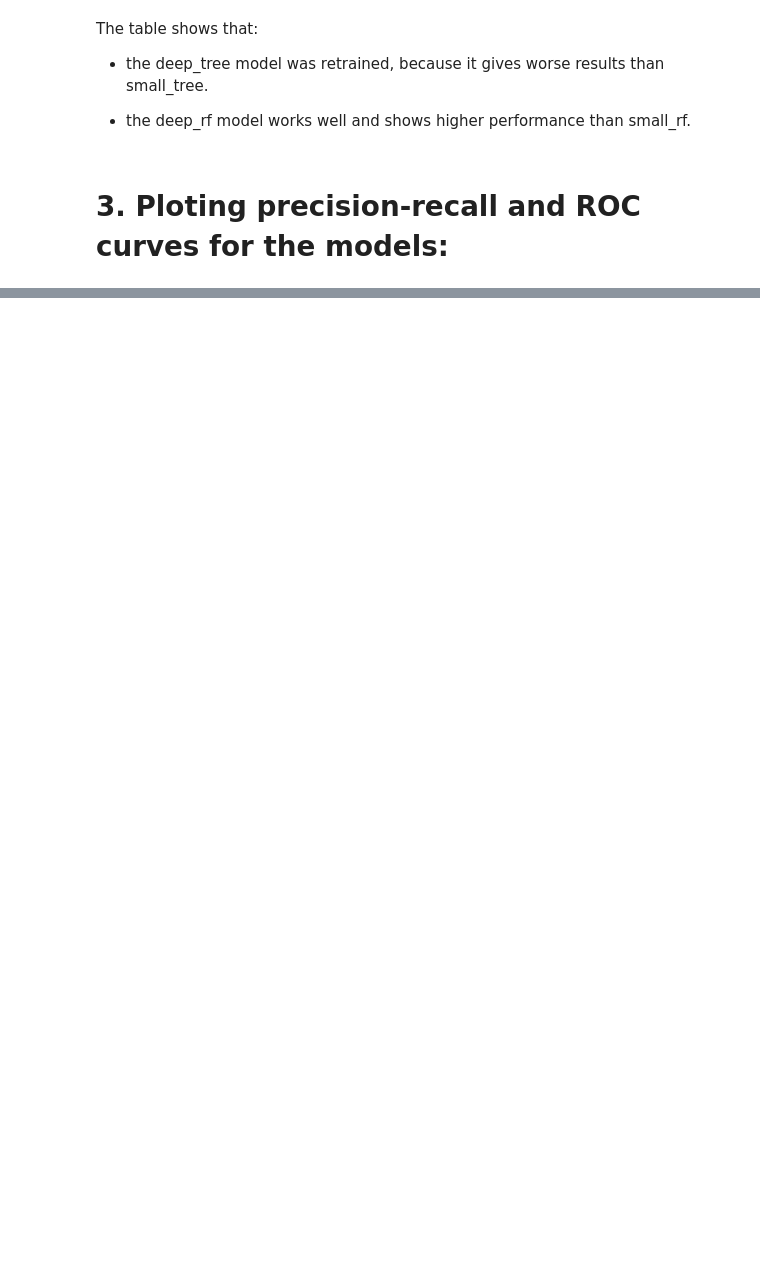
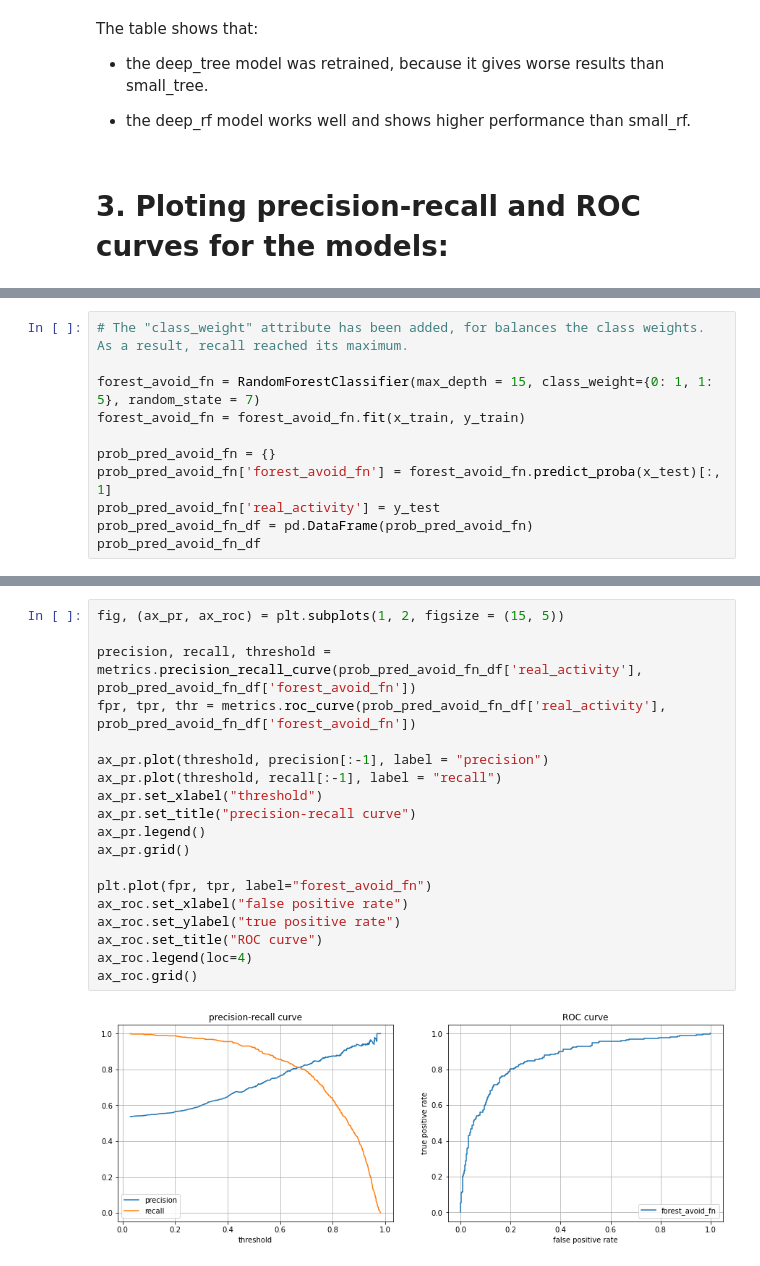
Before and after one commit to belpablo/Machine_Learning_Tecnologies_2022, a Jupyter notebook: Task_1/Belenko_Pavel_J41325c_MLT_2022_Task_1.ipynb, the cells around one changed output, grey strips where cells are left out. Saved outputs shown, nothing was run; the diff lists cells and outputs as text; blank space fills up the shorter version.

```diff
--- a/Task_1/Belenko_Pavel_J41325c_MLT_2022_Task_1.ipynb
+++ b/Task_1/Belenko_Pavel_J41325c_MLT_2022_Task_1.ipynb
@@ -177,0 +181,11 @@ plt.show()
+# %%
+# The "class_weight" attribute has been added, for balances the class weights. As a result, recall reached its maximum.
+
+forest_avoid_fn = RandomForestClassifier(max_depth = 15, class_weight={0: 1, 1: 5}, random_state = 7)
+forest_avoid_fn = forest_avoid_fn.fit(x_train, y_train)
+
+prob_pred_avoid_fn = {}
+prob_pred_avoid_fn['forest_avoid_fn'] = forest_avoid_fn.predict_proba(x_test)[:, 1]
+prob_pred_avoid_fn['real_activity'] = y_test
+prob_pred_avoid_fn_df = pd.DataFrame(prob_pred_avoid_fn)
+prob_pred_avoid_fn_df
@@ -177,0 +222,21 @@ plt.show()
+# %%
+fig, (ax_pr, ax_roc) = plt.subplots(1, 2, figsize = (15, 5))
+
+precision, recall, threshold = metrics.precision_recall_curve(prob_pred_avoid_fn_df['real_activity'],  prob_pred_avoid_fn_df['forest_avoid_fn'])
+fpr, tpr, thr = metrics.roc_curve(prob_pred_avoid_fn_df['real_activity'],  prob_pred_avoid_fn_df['forest_avoid_fn'])
+
+ax_pr.plot(threshold, precision[:-1], label = "precision")
+ax_pr.plot(threshold, recall[:-1], label = "recall")
+ax_pr.set_xlabel("threshold")
+ax_pr.set_title("precision-recall curve")
+ax_pr.legend()
+ax_pr.grid()
+
+plt.plot(fpr, tpr, label="forest_avoid_fn")
+ax_roc.set_xlabel("false positive rate")
+ax_roc.set_ylabel("true positive rate")
+ax_roc.set_title("ROC curve")
+ax_roc.legend(loc=4)
+ax_roc.grid()
+# %% [output]
+[figure, added]
```
Also changed, not shown: parts of 9 cells of this notebook.
